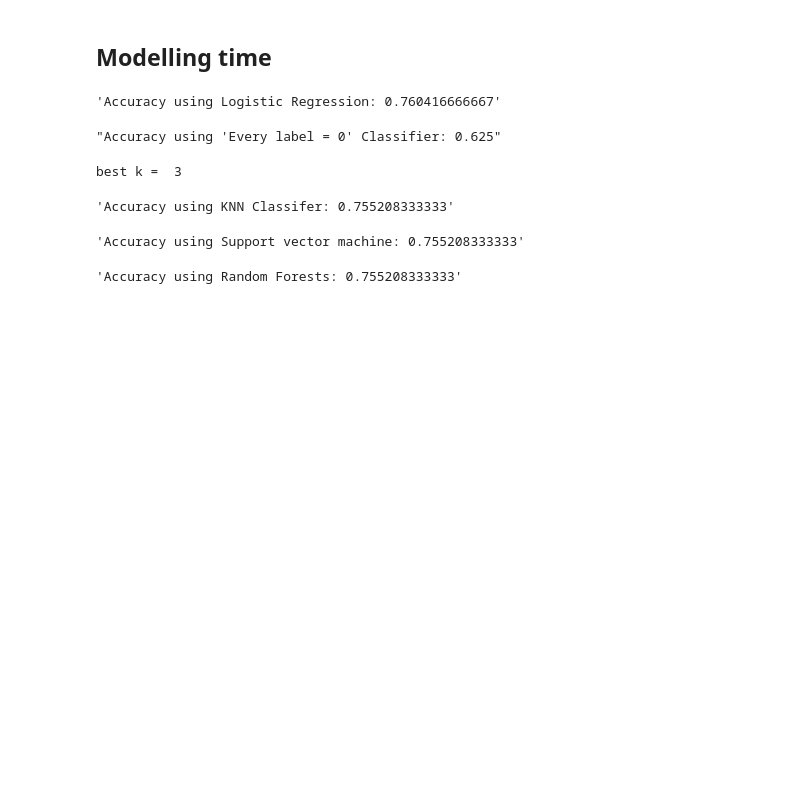
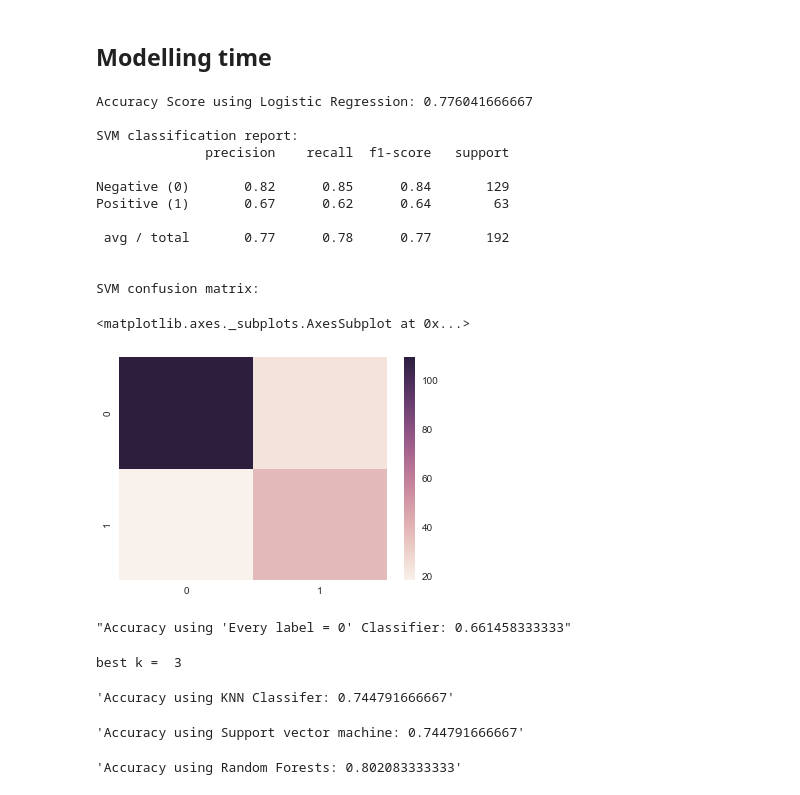
Before and after one commit to SeanBE/notebooks, a Jupyter notebook: DiabetesBinaryClassification.ipynb, the cells around one changed output. Saved outputs shown, nothing was run; the diff lists cells and outputs as text; code cells hidden in the pictures; blank space fills up the shorter version.

```diff
--- a/DiabetesBinaryClassification.ipynb
+++ b/DiabetesBinaryClassification.ipynb
@@ -119,9 +121,10 @@ plt.legend(('Negative Test', 'Positive Test'),loc='best')
 # %%
-# Time to convert our pandas into numpy matrices.
-features = df.drop(["Target"], axis=1).as_matrix().astype(np.float)
+# Time to convert our pandas into numpy arrays.
+
+features = df.drop(["Target"], axis=1).as_matrix()
 print features.shape
 
-labels = df.Target.as_matrix().astype(np.int)
+labels = df.Target.values
 print labels.shape
 # %% [output]
 (768, 8)
@@ -141,20 +144,39 @@ stratifiedKFold = StratifiedKFold(yTrain, n_folds=5, shuffle=True)
 # %%
 # Logistic Regression
 
 clf = LogisticRegressionCV(cv=stratifiedKFold)
 clf.fit(xTrain, yTrain)
 
 yPredictions = clf.predict(xTest)
-'Accuracy using Logistic Regression: {}'.format(accuracy_score(yTest, yPredictions))
+print 'Accuracy Score using Logistic Regression: {}'.format(accuracy_score(yTest, yPredictions))
+
+print "\nSVM classification report: "
+print(classification_report(yTest, yPredictions, target_names=['Negative (0)', 'Positive (1)']))
+
+print "\nSVM confusion matrix: "
+sns.heatmap(confusion_matrix(yPredictions, yTest), an)
 # %% [output]
-'Accuracy using Logistic Regression: 0.760416666667'
+Accuracy Score using Logistic Regression: 0.776041666667
+
+SVM classification report:
+              precision    recall  f1-score   support
+
+Negative (0)       0.82      0.85      0.84       129
+Positive (1)       0.67      0.62      0.64        63
+
+ avg / total       0.77      0.78      0.77       192
+
+
+SVM confusion matrix:
+<matplotlib.axes._subplots.AxesSubplot at 0x...>
+[figure, added]
 # %%
 # Predict every test instance with label 0 (negative for diabetes)
 'Accuracy using \'Every label = 0\' Classifier: {}'.format(accuracy_score(yTest, [0]*len(yTest)))
 # %% [output]
-"Accuracy using 'Every label = 0' Classifier: 0.625"
+"Accuracy using 'Every label = 0' Classifier: 0.661458333333"
 # %%
-# K Nearest Neighbor Classifier
+# K Nearest Neighbor Classifier using GridSearch
 
 params = {'n_neighbors': [1,3,6]}
 knn = KNeighborsClassifier()
@@ -168,7 +190,7 @@ yPredictions = clf.predict(xTest)
 'Accuracy using KNN Classifer: {}'.format(accuracy_score(yTest, yPredictions))
 # %% [output]
 best k =  3
-'Accuracy using KNN Classifer: 0.755208333333'
+'Accuracy using KNN Classifer: 0.744791666667'
 # %%
 # Support vector machine(SVM)
 
@@ -178,7 +200,7 @@ clf.fit(xTrain, yTrain)
 yPredictions = clf.predict(xTest)
 'Accuracy using Support vector machine: {}'.format(accuracy_score(yTest, yPredictions))
 # %% [output]
-'Accuracy using Support vector machine: 0.755208333333'
+'Accuracy using Support vector machine: 0.744791666667'
 # %%
 # Random Forest Classifier
 
@@ -188,4 +210,4 @@ clf.fit(xTrain, yTrain)
 yPredictions = clf.predict(xTest)
 'Accuracy using Random Forests: {}'.format(accuracy_score(yTest, yPredictions))
 # %% [output]
-'Accuracy using Random Forests: 0.755208333333'
+'Accuracy using Random Forests: 0.802083333333'
```
Also changed, not shown: parts of 4 cells of this notebook.
